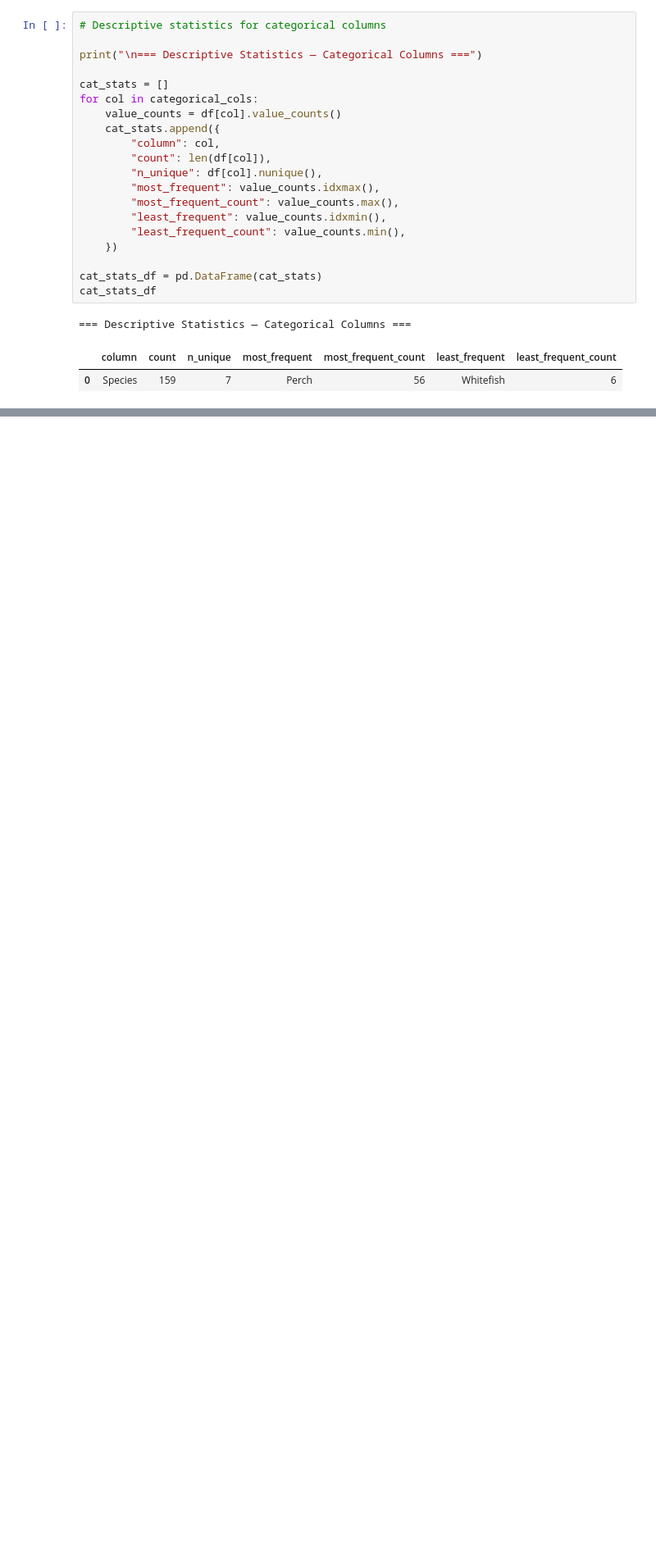
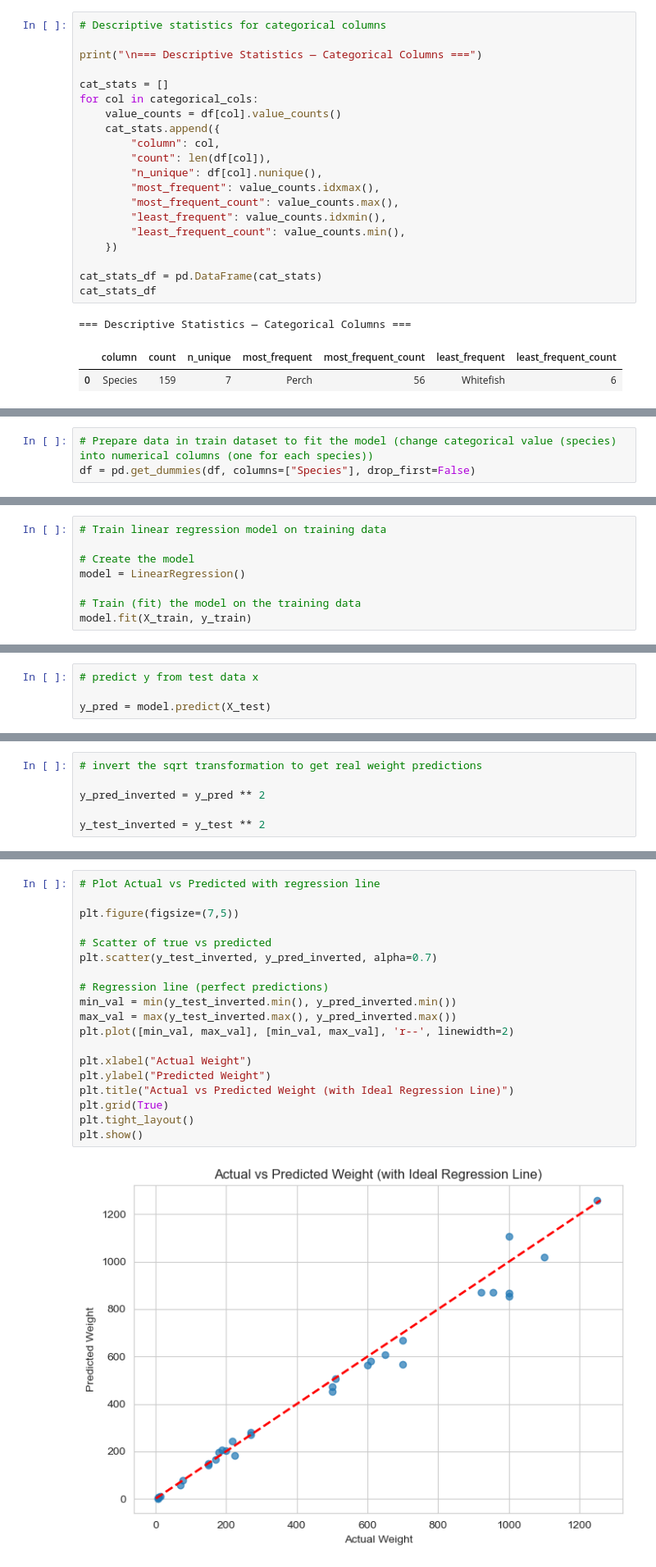
Before and after one commit to Titaniel3/ASDA_2025_Group_1_Portfolio_new, a Jupyter notebook: notebooks/week_07_group_1_notebook.ipynb, the cells around one changed output, grey strips where cells are left out. Shown at 82% size. Drawn from its saved outputs; the diff is of its cells as text; blank space fills up the shorter version.

Commit message:
run regression analysis

```diff
--- a/notebooks/week_07_group_1_notebook.ipynb
+++ b/notebooks/week_07_group_1_notebook.ipynb
@@ -139,0 +196,3 @@ cat_stats_df
+# %%
+# Prepare data in train dataset to fit the model (change categorical value (species) into numerical columns (one for each species))
+df = pd.get_dummies(df, columns=["Species"], drop_first=False)
@@ -139,0 +259,8 @@ cat_stats_df
+# %%
+# Train linear regression model on training data
+
+# Create the model
+model = LinearRegression()
+
+# Train (fit) the model on the training data
+model.fit(X_train, y_train)
@@ -139,0 +291,4 @@ cat_stats_df
+# %%
+# predict y from test data x
+
+y_pred = model.predict(X_test)
@@ -139,0 +311,6 @@ cat_stats_df
+# %%
+# invert the sqrt transformation to get real weight predictions
+
+y_pred_inverted = y_pred ** 2
+
+y_test_inverted = y_test ** 2
@@ -139,0 +334,21 @@ cat_stats_df
+# %%
+# Plot Actual vs Predicted with regression line
+
+plt.figure(figsize=(7,5))
+
+# Scatter of true vs predicted
+plt.scatter(y_test_inverted, y_pred_inverted, alpha=0.7)
+
+# Regression line (perfect predictions)
+min_val = min(y_test_inverted.min(), y_pred_inverted.min())
+max_val = max(y_test_inverted.max(), y_pred_inverted.max())
+plt.plot([min_val, max_val], [min_val, max_val], 'r--', linewidth=2)
+
+plt.xlabel("Actual Weight")
+plt.ylabel("Predicted Weight")
+plt.title("Actual vs Predicted Weight (with Ideal Regression Line)")
+plt.grid(True)
+plt.tight_layout()
+plt.show()
+# %% [output]
+[figure, added]
```
Also changed, not shown: parts of 18 cells of this notebook.
